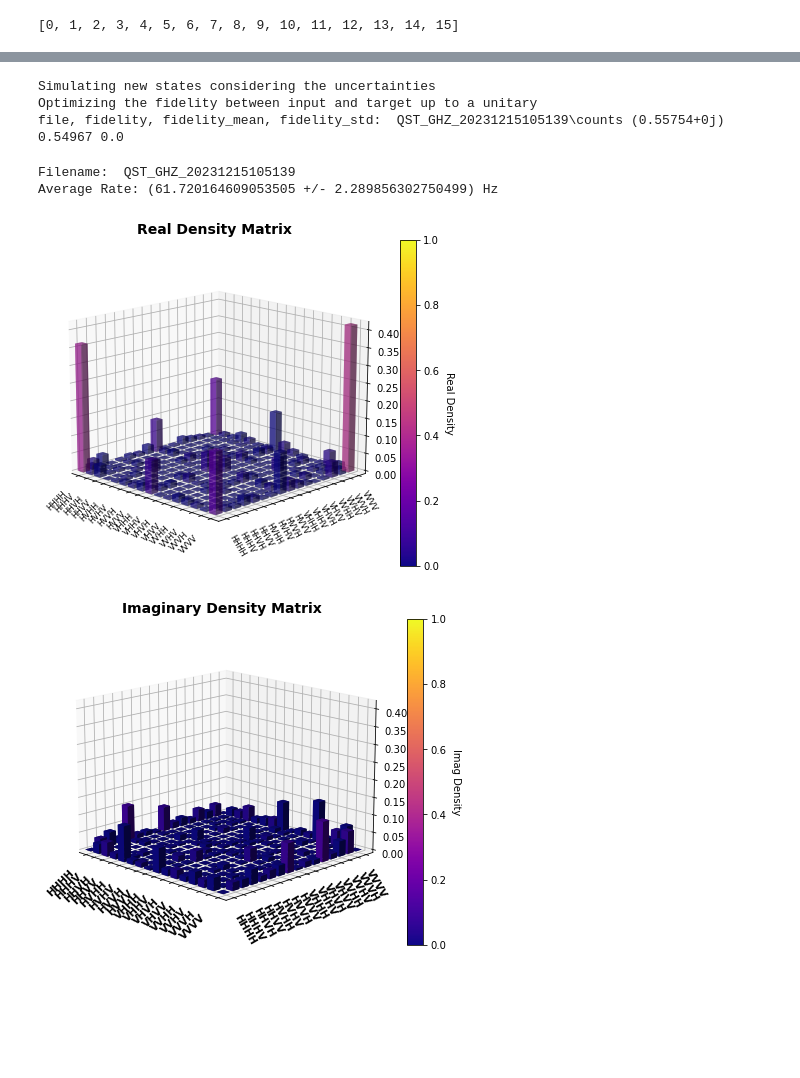
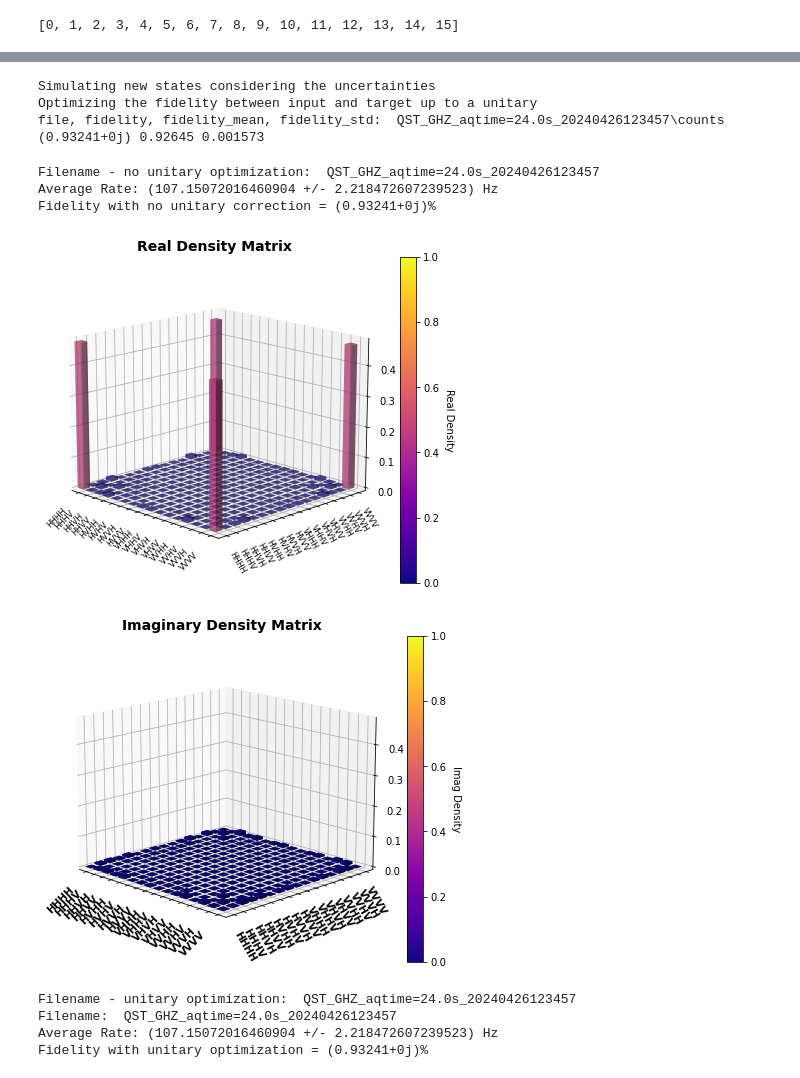
Before and after one commit to LauraMartins11/Multiphoton-Experiment, a Jupyter notebook: Quantum State Tomography GHZ.ipynb, the cells around one changed output, grey strips where cells are left out. Cells and saved outputs as stored; diff of their text form; code cells hidden in the pictures; blank space fills up the shorter version.

```diff
--- a/Quantum State Tomography GHZ.ipynb
+++ b/Quantum State Tomography GHZ.ipynb
@@ -41,8 +40,9 @@ import fnmatch
 # %%
 working_dir = os.getcwd()
 # os.getcwd()+'\StateTomoData'
-working_dir_data = r"C:\Users\Experience\Desktop\Multipartite Entanglement Experiment\Data\QST"
-file = "QST_GHZ_20231215105139"
+#working_dir_data = r"C:\Users\Experience\Desktop\Multipartite Entanglement Experiment\Data\QST"
+working_dir_data = r"D:\Data\QST"
+file ="QST_GHZ_aqtime=24.0s_20240426123457"
 # %%
 ######################################################################################################
 #----- COUNTING THE FILES AND SAVING THEM IN AN ARRAY TO MAKES THE REST OF THE ANALYSIS EASIER -------
@@ -140,7 +140,7 @@ column_start_5_emissions = 2**qubit_number
 column_stop_5_emissions = 2**qubit_number*qubit_number + column_start_5_emissions
 
 column_start_6_emissions = column_stop_5_emissions
-column_stop_6_emissions =  column_stop_5_emissions + (column_stop_5_emissions)*(qubit_number-1)
+column_stop_6_emissions =  column_stop_5_emissions + 64*3
 
 print("Coincidences column_start:", column_start_5_emissions,"; column_stop: ", column_stop_5_emissions)
 print("Coincidences column_start:", column_start_6_emissions,"; column_stop: ", column_stop_6_emissions)
@@ -213,6 +215,6 @@ Channels efficiencies:  [0.86737185 0.86167616 0.83563873 0.8820179  0.94060212
 bell=(np.array([1,0,0,0,0,0,0,0,0,0,0,0,0,0,0,0])+np.array([0,0,0,0,0,0,0,0,0,0,0,0,0,0,0,1]))/np.sqrt(2)
 bellmatrix=np.array(np.outer(bell, np.conjugate(bell)))
 
-# states=state
-# for index in range(len(states)):
-#     print(np.real(np.round(states[index].state.fidelity(bell),5)))
+states=state
+for index in range(len(states)):
+     print(np.real(np.round(states[index].state.fidelity(bell),5)))
@@ -224,13 +236,11 @@ states=state
 fid=np.zeros((n_files))
 optimized_matrix=np.zeros((n_files,2**qubit_number,2**qubit_number), dtype='complex')
 
-# guess=np.zeros(3*(qubit_number-1))
-# bounds=[(-np.pi,np.pi)]*3*(qubit_number-1)
-guess=np.array([0])
-bounds=[(-np.pi,np.pi)]
+guess=np.zeros(3*(qubit_number-1))
+bounds=[(-np.pi,np.pi)]*3*(qubit_number-1)
 results = []
 
-opt=Optimizer(guess, function_fidelity_Rz, results=FidelityResults)
+opt=Optimizer(guess, function_fidelity_U, results=FidelityResults)
 for index in range(len(states)):
     result=opt.optimize(qubit_number,states[index].state, bell, bounds=bounds)
     results.append(result)
@@ -242,7 +261,7 @@ results[-1].params[0]*360/(2*np.pi)
 ##########################################################
 #------------ ERRORS Input with BELL STATE---------------#
 ##########################################################
-error_runs=1
+error_runs=100
 
 U=[]
 bell_aux=[]
@@ -254,30 +273,42 @@ players=["Arya", "Bran", "Cersei", "Dany"]
 
 for index in range(len(states)):
     target=bellmatrix
-    U.append(results[index].u_Rz)
+    U.append(results[index].u)
     target_ini.append(np.transpose(np.conjugate(U[-1]))@bellmatrix@U[-1])
+    target_ini.append(bellmatrix)
 
     states[index].calculate_fidelity_error(players, error_runs, opt, target, optimization=True, bounds=bounds)
 
     print('file, fidelity, fidelity_mean, fidelity_std: ',
           states_file[index], np.round(states[index].state.fidelity(target_ini[-1]),5), -np.round(states[index].fidelity_mu,5),
-          np.round(states[index].fidelity_std,5), '\n')
+          np.round(states[index].fidelity_std,6), '\n')
 # %% [output]
 Simulating new states considering the uncertainties
 Optimizing the fidelity between input and target up to a unitary
-file, fidelity, fidelity_mean, fidelity_std:  QST_GHZ_20231215105139\counts (0.55754+0j) 0.54967 0.0
+file, fidelity, fidelity_mean, fidelity_std:  QST_GHZ_aqtime=24.0s_20240426123457\counts (0.93241+0j) 0.92645 0.001573
-# %%
-##########################################################
-#--------------- PLOTTING DENSITY MATRIX-----------------#
-##########################################################
-print("Filename: ", file)
-aq_time=0.3*60 #in seconds
-print(f"Average Rate: ({np.average(total_per_basis)/aq_time} +/- {np.std(total_per_basis)/aq_time}) Hz")
-# results[-1].optimized_state.plot_dm()
-# state[-1].state.plot_dm()
-results[-1].optimized_state_Rz.plot_dm()
-# %% [output]
-Filename:  QST_GHZ_20231215105139
-Average Rate: (61.720164609053505 +/- 2.289856302750499) Hz
-[figure, removed]
-[figure, removed]
+# %%
+##########################################################
+#--------------- PLOTTING DENSITY MATRIX-----------------#
+##########################################################
+print("Filename - no unitary optimization: ", file)
+aq_time=24 #in seconds
+print(f"Average Rate: ({np.average(total_per_basis)/aq_time} +/- {np.std(total_per_basis)/aq_time}) Hz")
+print(f"Fidelity with no unitary correction = {np.round(states[-1].state.fidelity(bellmatrix),5)}%")
+state[-1].state.plot_dm()
+
+print("Filename - unitary optimization: ", file)
+print("Filename: ", file)
+
+print(f"Average Rate: ({np.average(total_per_basis)/aq_time} +/- {np.std(total_per_basis)/aq_time}) Hz")
+print(f"Fidelity with unitary optimization = {np.round(states[index].state.fidelity(target_ini[-1]),5)}%")
+results[-1].optimized_state.plot_dm()
+# %% [output]
+Filename - no unitary optimization:  QST_GHZ_aqtime=24.0s_20240426123457
+Average Rate: (107.15072016460904 +/- 2.218472607239523) Hz
+Fidelity with no unitary correction = (0.93241+0j)%
+[figure, added]
+[figure, added]
+Filename - unitary optimization:  QST_GHZ_aqtime=24.0s_20240426123457
+Filename:  QST_GHZ_aqtime=24.0s_20240426123457
+Average Rate: (107.15072016460904 +/- 2.218472607239523) Hz
+Fidelity with unitary optimization = (0.93241+0j)%
```
Also changed, not shown: parts of 29 cells of this notebook, 4 other files.
